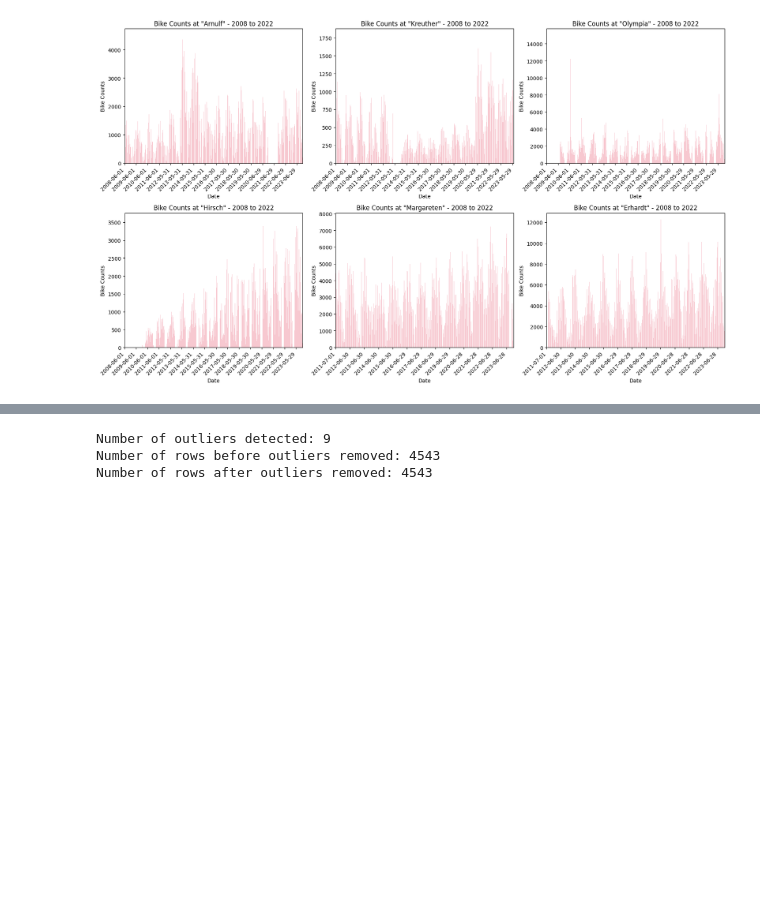
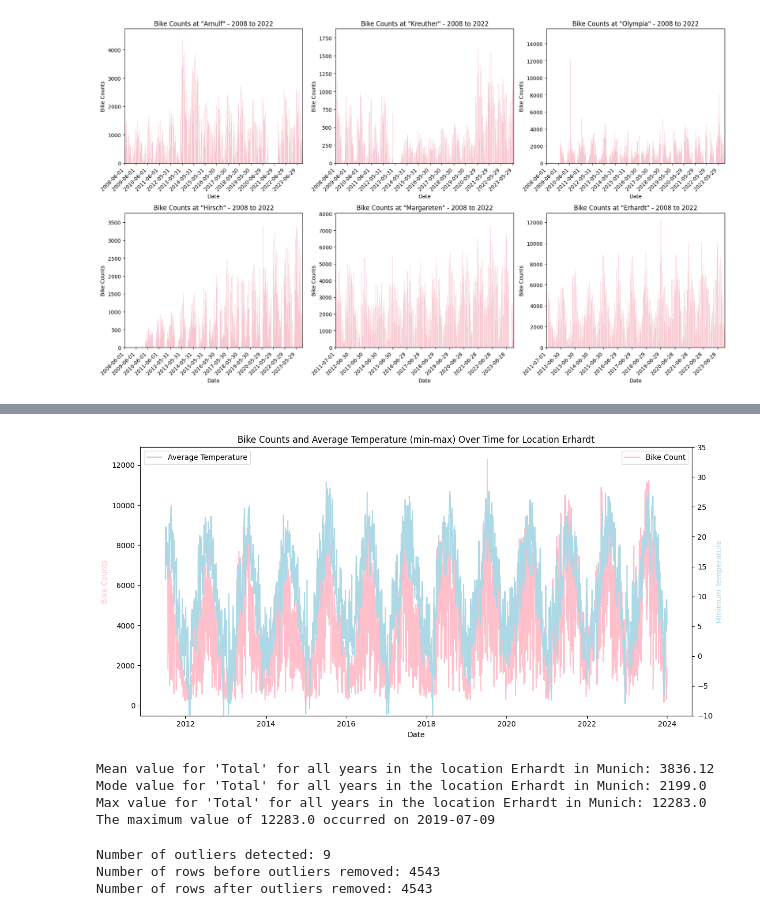
Before and after one commit to cap7586/CaroPeThesis, a Jupyter notebook: Munich_Complete_Analysis/Models_Muc.ipynb, the cells around one changed output, grey strips where cells are left out. Cells and saved outputs as stored; diff of their text form; code cells hidden in the pictures; blank space fills up the shorter version.

```diff
--- a/Munich_Complete_Analysis/Models_Muc.ipynb
+++ b/Munich_Complete_Analysis/Models_Muc.ipynb
@@ -225,3 +227,61 @@ plt.show()
+# %%
+# Convert 'Date' to datetime
+df_munich['Date'] = pd.to_datetime(df_munich['Date'], dayfirst=True)
+
+# Filter the DataFrame to only include data on or after 2011-07-25
+start_date = '2011-07-25'
+df_munich_filtered = df_munich[df_munich['Date'] >= pd.to_datetime(start_date)]
+
+# Create a figure with one subplot
+fig, ax1 = plt.subplots(figsize=(12, 6))
+
+# Plot filtered bike counts for 'Erhardt' on the primary y-axis
+sns.lineplot(data=df_location_erhardt, x='Date', y='Total', color='pink', ax=ax1, label= 'Bike Count')
+ax1.set_ylabel('Bike Counts', color='pink')
+
+# Create a secondary y-axis for temperature
+ax2 = ax1.twinx()
+sns.lineplot(data=df_location_erhardt, x='Date', y='AvgTemp', color='lightblue', label='Average Temperature')
+ax2.set_ylabel('Minimum Temperature', color='lightblue')
+# Set y-axis limits for the temperature plot
+ax2.set_ylim(-10, 35)
+
+# Set title and labels
+plt.title('Bike Counts and Average Temperature (min-max) Over Time for Location Erhardt')
+ax1.set_xlabel('Date')
+
+# Show legend
+ax2.legend(loc='upper left')
+
+# Show plot
+plt.tight_layout()
+plt.show()
+# %% [output]
+[figure, added]
+# %%
+
+# print("MEAN value for Total for all years in the location Erhardt in Munich: ", df_location_erhardt['Total'].mean())
+# print("MODE value for Total for all years in the location Erhardt in Munich: ", max(df_location_erhardt['Total'].mode())) # Using max to avoid the 0 value
+# print("MAX value for Total for all years in the location Erhardt in Munich: ", df_location_erhardt['Total'].max())
+
+# Calculate the mean, mode, and maximum values for the 'Total' column in the Erhardt location
+mean_total = df_location_erhardt['Total'].mean()
+mode_total = max(df_location_erhardt['Total'].mode())  # Using max to avoid the 0 value
+max_total = df_location_erhardt['Total'].max()
+
+# Print the calculated values
+print(f"Mean value for 'Total' for all years in the location Erhardt in Munich: {mean_total:.2f}")
+print(f"Mode value for 'Total' for all years in the location Erhardt in Munich: {mode_total}")
+print(f"Max value for 'Total' for all years in the location Erhardt in Munich: {max_total}")
+
+# Check when the maximum value occurred
+max_total_date = df_location_erhardt[df_location_erhardt['Total'] == max_total].index[0].strftime('%Y-%m-%d')
+print(f"The maximum value of {max_total} occurred on {max_total_date}")
+# %% [output]
+Mean value for 'Total' for all years in the location Erhardt in Munich: 3836.12
+Mode value for 'Total' for all years in the location Erhardt in Munich: 2199.0
+Max value for 'Total' for all years in the location Erhardt in Munich: 12283.0
+The maximum value of 12283.0 occurred on 2019-07-09
 # %%
 # Remove the NaN values from the data as they are not needed for the analysis
 df_location_erhardt = df_location_erhardt.dropna()
```
Also changed, not shown: parts of 3 cells of this notebook.
